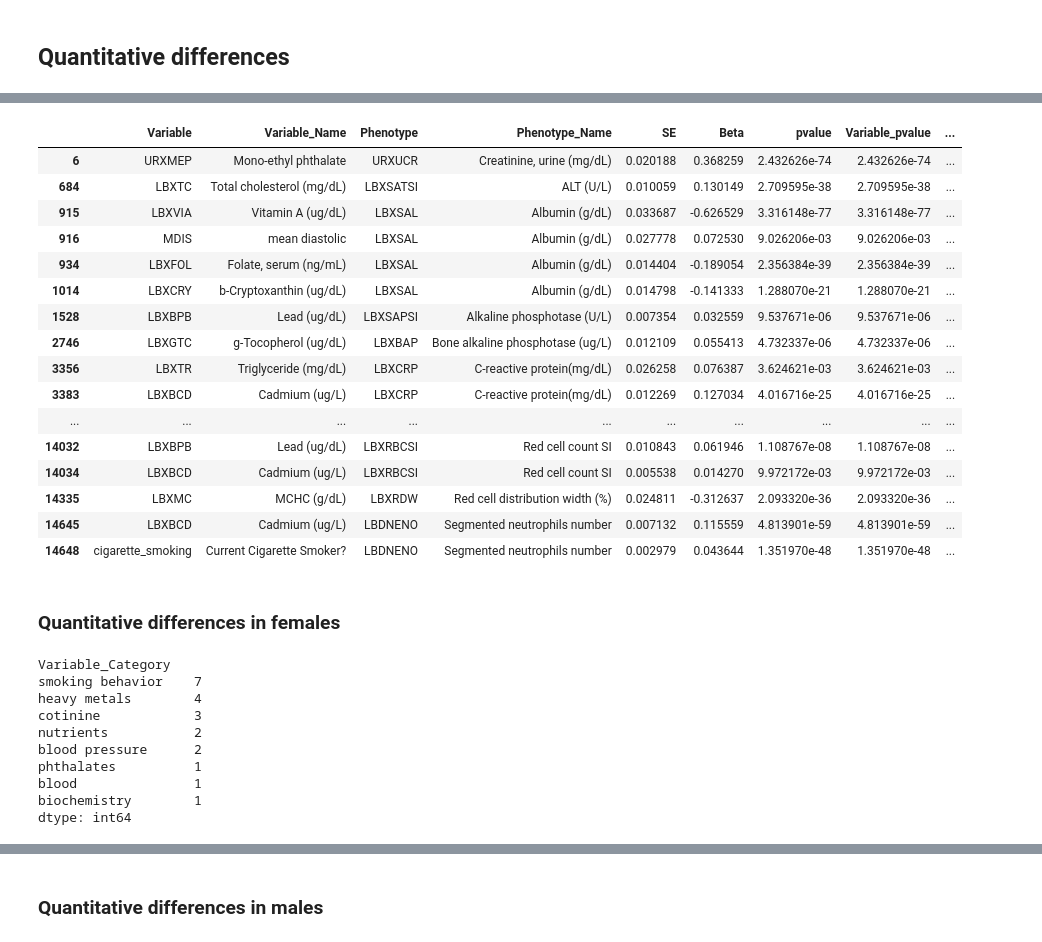
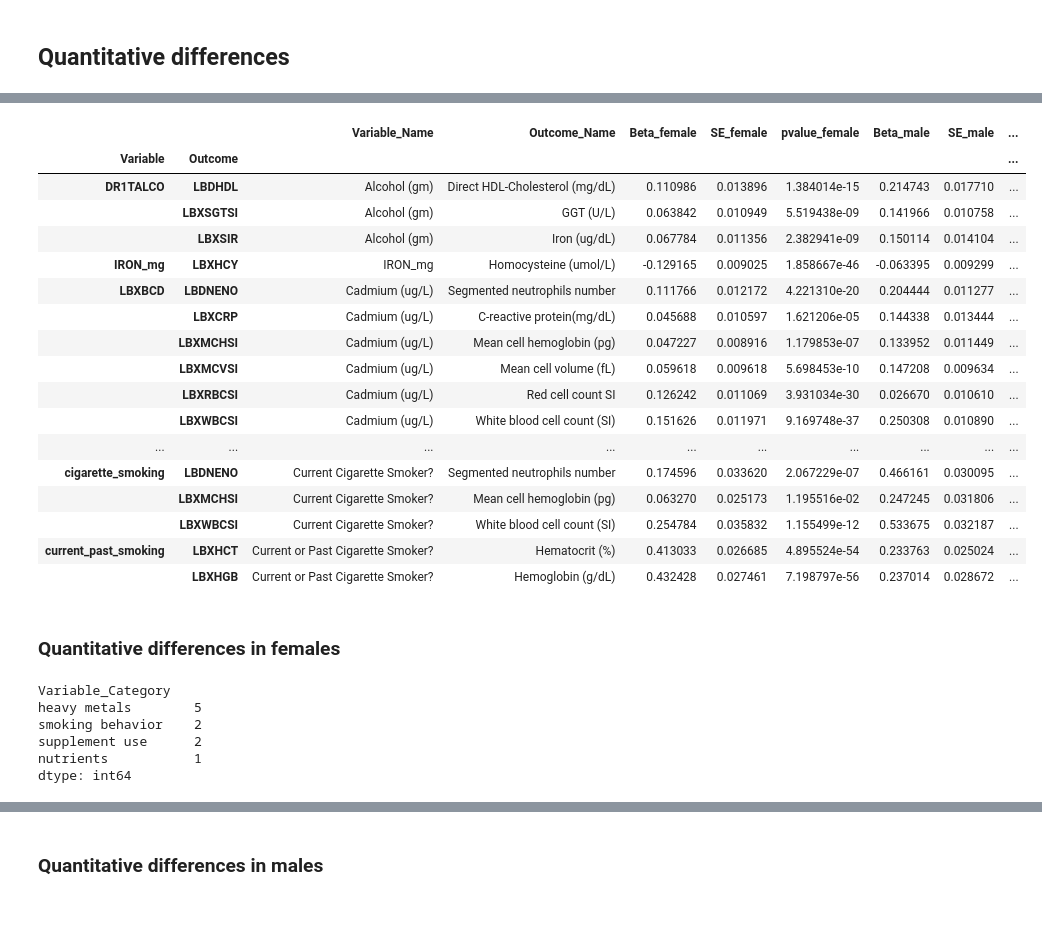
Before and after one commit to tomszar/PheEWAS_sexdiff, a Jupyter notebook: Code/05_ReportResults.ipynb, the cells around one changed output, grey strips where cells are left out. Cells and saved outputs as stored; diff of their text form; code cells hidden in the pictures; blank space fills up the shorter version.

```diff
--- a/Code/05_ReportResults.ipynb
+++ b/Code/05_ReportResults.ipynb
@@ -321,7 +274,7 @@ dtype: int64
 # %% [markdown]
 ## Quantitative differences
 # %%
-bool_quant = final_results.results[7]['difference_type'] == 'Quantitative'
-final_results.results[4][bool_quant].value_counts('Variable_Category')
+bool_quant = results['difference_type'] == 'Quantitative'
+results[bool_quant].value_counts('Variable_Category')
 # %% [output]
 Variable_Category
@@ -388,36 +319,33 @@ final_results.results[4][bool_quant]
-# %%
-final_results.results[5][bool_quant]
-# %% [output]
-|  | Variable | Variable_Name | Phenotype | Phenotype_Name | SE | Beta | pvalue | Variable_pvalue | ... |
-| 6 | URXMEP | Mono-ethyl phthalate | URXUCR | Creatinine, urine (mg/dL) | 0.020188 | 0.368259 | 2.432626e-74 | 2.432626e-74 | ... |
-| 684 | LBXTC | Total cholesterol (mg/dL) | LBXSATSI | ALT (U/L) | 0.010059 | 0.130149 | 2.709595e-38 | 2.709595e-38 | ... |
-| 915 | LBXVIA | Vitamin A (ug/dL) | LBXSAL | Albumin (g/dL) | 0.033687 | -0.626529 | 3.316148e-77 | 3.316148e-77 | ... |
-| 916 | MDIS | mean diastolic | LBXSAL | Albumin (g/dL) | 0.027778 | 0.072530 | 9.026206e-03 | 9.026206e-03 | ... |
-| 934 | LBXFOL | Folate, serum (ng/mL) | LBXSAL | Albumin (g/dL) | 0.014404 | -0.189054 | 2.356384e-39 | 2.356384e-39 | ... |
-| 1014 | LBXCRY | b-Cryptoxanthin (ug/dL) | LBXSAL | Albumin (g/dL) | 0.014798 | -0.141333 | 1.288070e-21 | 1.288070e-21 | ... |
-| 1528 | LBXBPB | Lead (ug/dL) | LBXSAPSI | Alkaline phosphotase (U/L) | 0.007354 | 0.032559 | 9.537671e-06 | 9.537671e-06 | ... |
-| 2746 | LBXGTC | g-Tocopherol (ug/dL) | LBXBAP | Bone alkaline phosphotase (ug/L) | 0.012109 | 0.055413 | 4.732337e-06 | 4.732337e-06 | ... |
-| 3356 | LBXTR | Triglyceride (mg/dL) | LBXCRP | C-reactive protein(mg/dL) | 0.026258 | 0.076387 | 3.624621e-03 | 3.624621e-03 | ... |
-| 3383 | LBXBCD | Cadmium (ug/L) | LBXCRP | C-reactive protein(mg/dL) | 0.012269 | 0.127034 | 4.016716e-25 | 4.016716e-25 | ... |
-| ... | ... | ... | ... | ... | ... | ... | ... | ... | ... |
-| 14032 | LBXBPB | Lead (ug/dL) | LBXRBCSI | Red cell count SI | 0.010843 | 0.061946 | 1.108767e-08 | 1.108767e-08 | ... |
-| 14034 | LBXBCD | Cadmium (ug/L) | LBXRBCSI | Red cell count SI | 0.005538 | 0.014270 | 9.972172e-03 | 9.972172e-03 | ... |
-| 14335 | LBXMC | MCHC (g/dL) | LBXRDW | Red cell distribution width (%) | 0.024811 | -0.312637 | 2.093320e-36 | 2.093320e-36 | ... |
-| 14645 | LBXBCD | Cadmium (ug/L) | LBDNENO | Segmented neutrophils number | 0.007132 | 0.115559 | 4.813901e-59 | 4.813901e-59 | ... |
-| 14648 | cigarette_smoking | Current Cigarette Smoker? | LBDNENO | Segmented neutrophils number | 0.002979 | 0.043644 | 1.351970e-48 | 1.351970e-48 | ... |
+# %%
+results.loc[bool_quant, print_columns]
+# %% [output]
+|  |  | Variable_Name | Outcome_Name | Beta_female | SE_female | pvalue_female | Beta_male | SE_male | ... |
+| Variable | Outcome |  |  |  |  |  |  |  | ... |
+| DR1TALCO | LBDHDL | Alcohol (gm) | Direct HDL-Cholesterol (mg/dL) | 0.110986 | 0.013896 | 1.384014e-15 | 0.214743 | 0.017710 | ... |
+|  | LBXSGTSI | Alcohol (gm) | GGT (U/L) | 0.063842 | 0.010949 | 5.519438e-09 | 0.141966 | 0.010758 | ... |
+|  | LBXSIR | Alcohol (gm) | Iron (ug/dL) | 0.067784 | 0.011356 | 2.382941e-09 | 0.150114 | 0.014104 | ... |
+| IRON_mg | LBXHCY | IRON_mg | Homocysteine (umol/L) | -0.129165 | 0.009025 | 1.858667e-46 | -0.063395 | 0.009299 | ... |
+| LBXBCD | LBDNENO | Cadmium (ug/L) | Segmented neutrophils number | 0.111766 | 0.012172 | 4.221310e-20 | 0.204444 | 0.011277 | ... |
+|  | LBXCRP | Cadmium (ug/L) | C-reactive protein(mg/dL) | 0.045688 | 0.010597 | 1.621206e-05 | 0.144338 | 0.013444 | ... |
+|  | LBXMCHSI | Cadmium (ug/L) | Mean cell hemoglobin (pg) | 0.047227 | 0.008916 | 1.179853e-07 | 0.133952 | 0.011449 | ... |
+|  | LBXMCVSI | Cadmium (ug/L) | Mean cell volume (fL) | 0.059618 | 0.009618 | 5.698453e-10 | 0.147208 | 0.009634 | ... |
+|  | LBXRBCSI | Cadmium (ug/L) | Red cell count SI | 0.126242 | 0.011069 | 3.931034e-30 | 0.026670 | 0.010610 | ... |
+|  | LBXWBCSI | Cadmium (ug/L) | White blood cell count (SI) | 0.151626 | 0.011971 | 9.169748e-37 | 0.250308 | 0.010890 | ... |
+| ... | ... | ... | ... | ... | ... | ... | ... | ... | ... |
+| cigarette_smoking | LBDNENO | Current Cigarette Smoker? | Segmented neutrophils number | 0.174596 | 0.033620 | 2.067229e-07 | 0.466161 | 0.030095 | ... |
+|  | LBXMCHSI | Current Cigarette Smoker? | Mean cell hemoglobin (pg) | 0.063270 | 0.025173 | 1.195516e-02 | 0.247245 | 0.031806 | ... |
+|  | LBXWBCSI | Current Cigarette Smoker? | White blood cell count (SI) | 0.254784 | 0.035832 | 1.155499e-12 | 0.533675 | 0.032187 | ... |
+| current_past_smoking | LBXHCT | Current or Past Cigarette Smoker? | Hematocrit (%) | 0.413033 | 0.026685 | 4.895524e-54 | 0.233763 | 0.025024 | ... |
+|  | LBXHGB | Current or Past Cigarette Smoker? | Hemoglobin (g/dL) | 0.432428 | 0.027461 | 7.198797e-56 | 0.237014 | 0.028672 | ... |
 # %% [markdown]
 ### Quantitative differences in females
 # %%
-final_results.results[4][bool_quant][abs(betas_quant_females) > abs(betas_quant_males)].value_counts('Variable_Category')
+results[bool_quant][abs(betas_quant_females) > abs(betas_quant_males)].value_counts('Variable_Category')
 # %% [output]
 Variable_Category
-smoking behavior    7
-heavy metals        4
-cotinine            3
-nutrients           2
-blood pressure      2
-phthalates          1
-blood               1
-biochemistry        1
+heavy metals        5
+smoking behavior    2
+supplement use      2
+nutrients           1
 dtype: int64
 # %%
```
Also changed, not shown: parts of 39 cells of this notebook, 8 other files.
